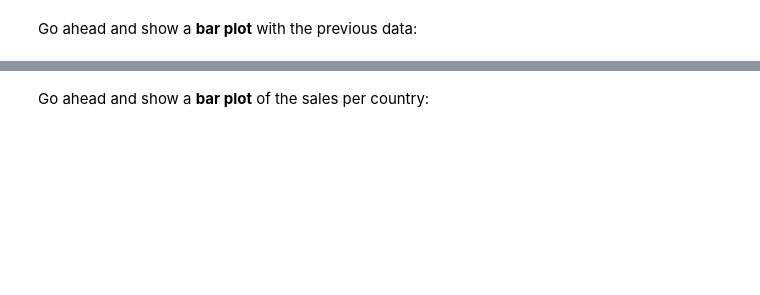
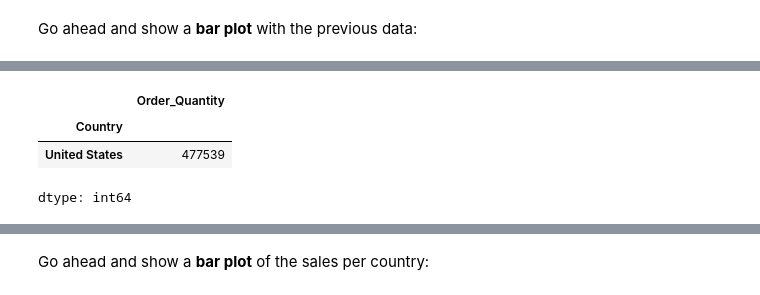
Before and after one commit to rawalrahul/FreeCodeCamp-Pandas-Real-Life-Example, a Jupyter notebook: Exercises_1.ipynb, the cells around one changed output, grey strips where cells are left out. Cells and saved outputs as stored; diff of their text form; code cells hidden in the pictures; blank space fills up the shorter version.

```diff
--- a/Exercises_1.ipynb
+++ b/Exercises_1.ipynb
@@ -100,0 +153,4 @@ sales['Year'].value_counts().plot(kind='pie', figsize=(6,6))
+# %%
+sales['Month']=sales['Date'].dt.to_period('M')
+sales_per_month =sales.groupby('Month').size()
+print(sales_per_month)
@@ -112,5 +201,11 @@ sales['Month'].value_counts().plot(kind='bar', figsize=(14,6))
 ### Which country has the most sales `quantity of sales`?
 # %%
 # your code goes here
+sales.groupby('Country')['Order_Quantity'].sum().sort_values(ascending = False).head(1)
+# %% [output]
+|  | Order_Quantity |
+| Country |  |
+| United States | 477539 |
+dtype: int64
 # %%
 sales['Country'].value_counts().head(1)
```
Also changed, not shown: parts of 15 cells of this notebook.
